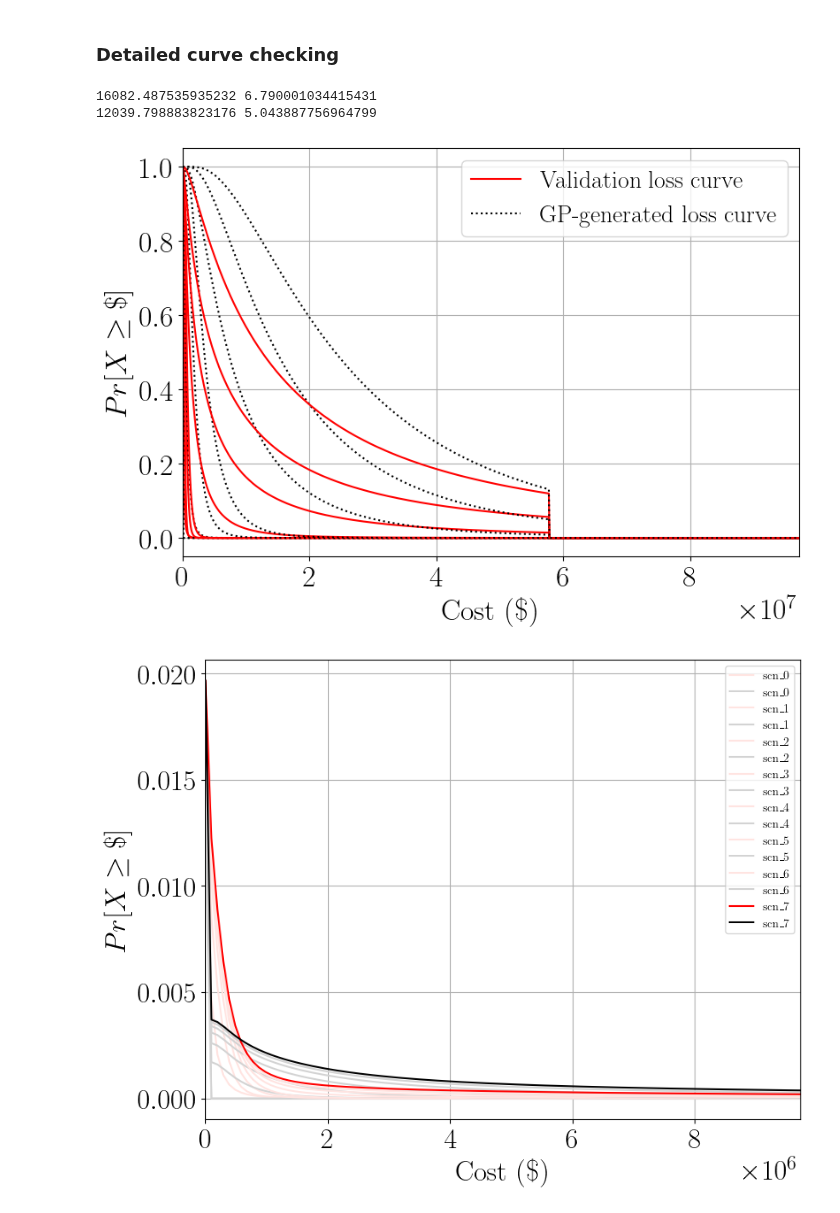
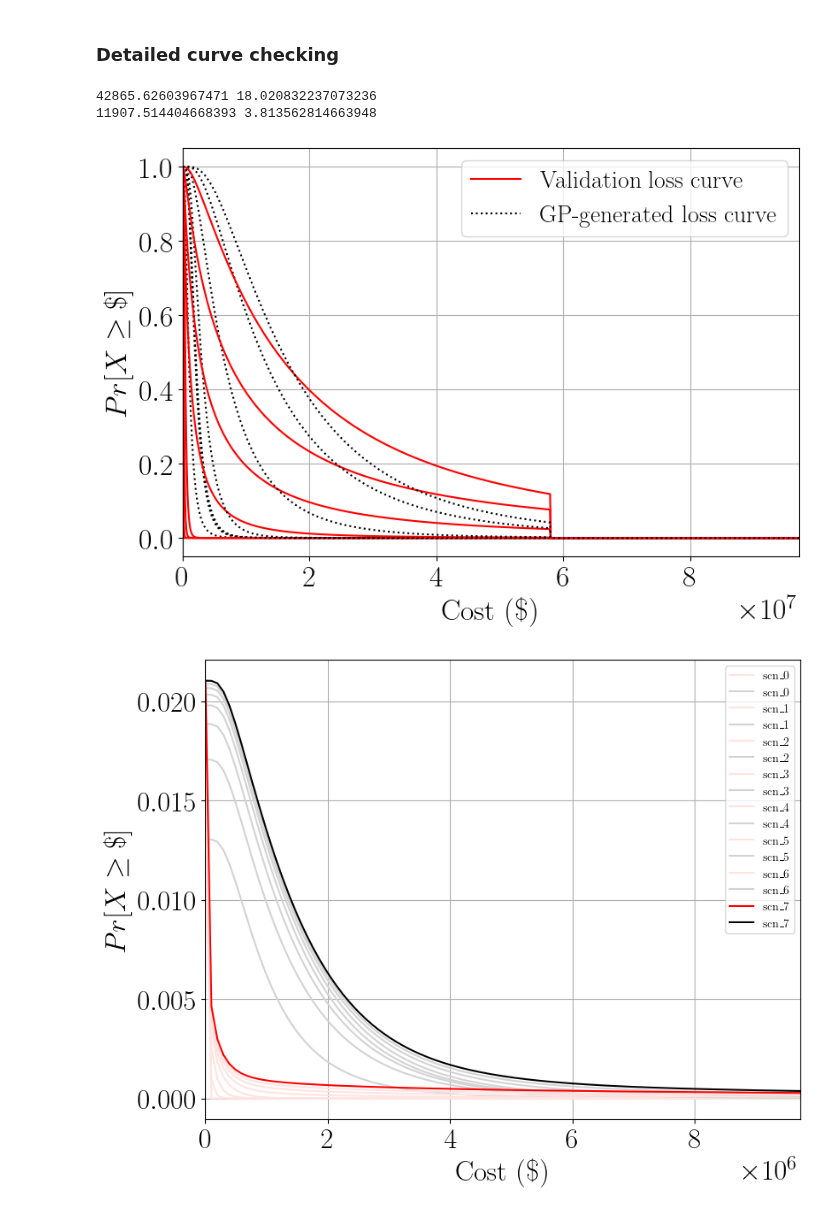
Before and after one commit to hgp297/isol-sys-database, a Jupyter notebook: src/analyses/time_anly.ipynb, the cells around one changed output. Drawn from its saved outputs; the diff is of its cells as text; code cells hidden in the pictures.

```diff
--- a/src/analyses/time_anly.ipynb
+++ b/src/analyses/time_anly.ipynb
@@ -2448,35 +2422,35 @@ def validate_lifetime_loss(val_results, hazard_curves, impact_clfs, cost_regs, t
 #     mf_tfp_val_results, site_hazard_curves,
 #     impact_clfs=impact_classification_mdls,
 #     cost_regs=cost_regression_mdls,
 #     time_regs=time_regression_mdls,
 #     beta_regs=beta_regression_mdls)
 
 
 # mcac_mf_lrb, mcat_mf_lrb, mcac_ratio_mf_lrb, mcat_ratio_mf_lrb = validate_lifetime_loss(
 #     mf_lrb_val_results, site_hazard_curves,
 #     impact_clfs=impact_classification_mdls,
 #     cost_regs=cost_regression_mdls,
 #     time_regs=time_regression_mdls,
 #     beta_regs=beta_regression_mdls)
 
 # mcac_cbf_tfp, mcat_cbf_tfp, mcac_ratio_cbf_tfp, mcat_ratio_cbf_tfp = validate_lifetime_loss(
 #     cbf_tfp_val_results, site_hazard_curves,
 #     impact_clfs=impact_classification_mdls,
 #     cost_regs=cost_regression_mdls,
 #     time_regs=time_regression_mdls,
 #     beta_regs=beta_regression_mdls)
 
 
 mcac_val, mcat_val, mcac_ratio_val, mcat_ratio_val = validate_lifetime_loss(
-    cbf_tfp_val_results, site_hazard_curves,
+    cbf_lrb_val_results, site_hazard_curves,
     impact_clfs=impact_classification_mdls,
     cost_regs=cost_regression_mdls,
     time_regs=time_regression_mdls,
     beta_regs=beta_regression_mdls, plot_me=True)
 
 print(mcac_val, mcat_val)
 # %% [output]
-16082.487535935232 6.790001034415431
-12039.798883823176 5.043887756964799
+42865.62603967471 18.020832237073236
+11907.514404668393 3.813562814663948
-[figure, old version]
+[figure, new version]
-[figure, old version]
+[figure, new version]
```
Also changed, not shown: parts of 12 cells of this notebook, 5 other files.
